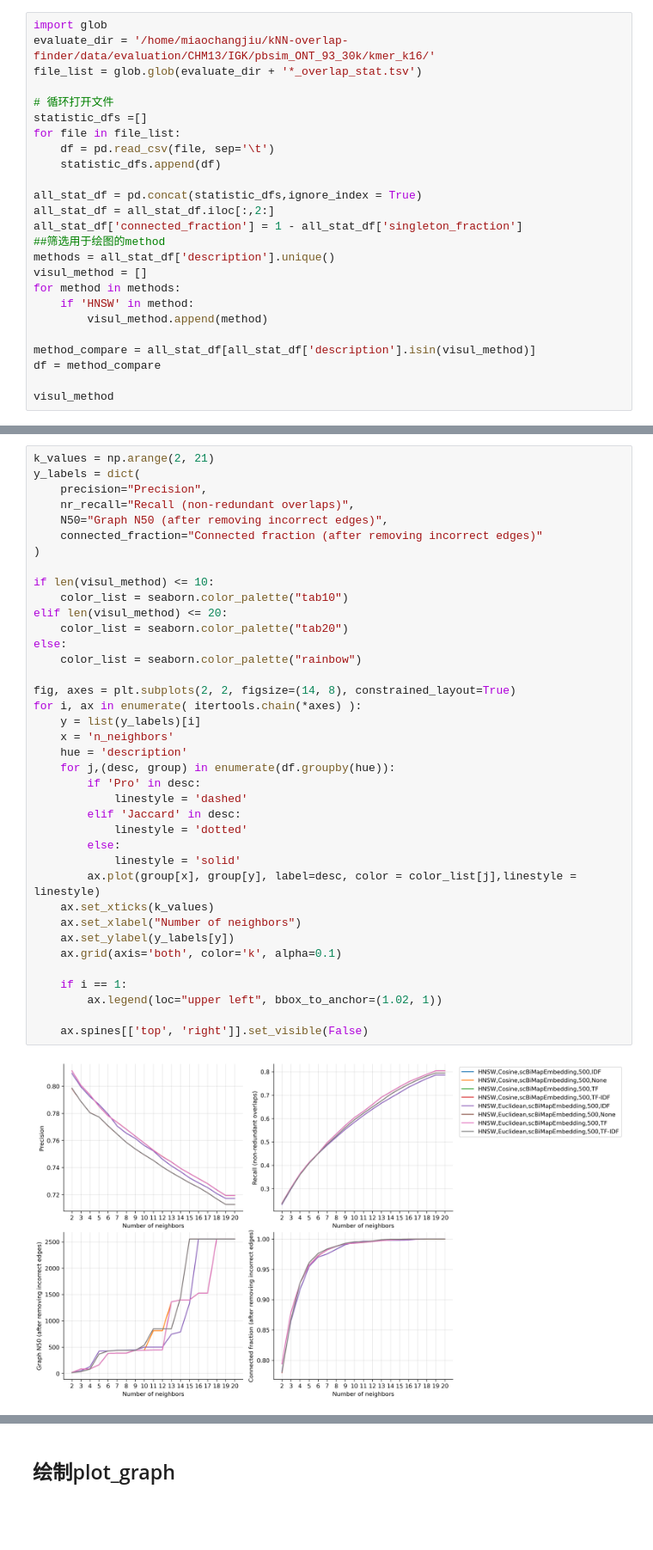
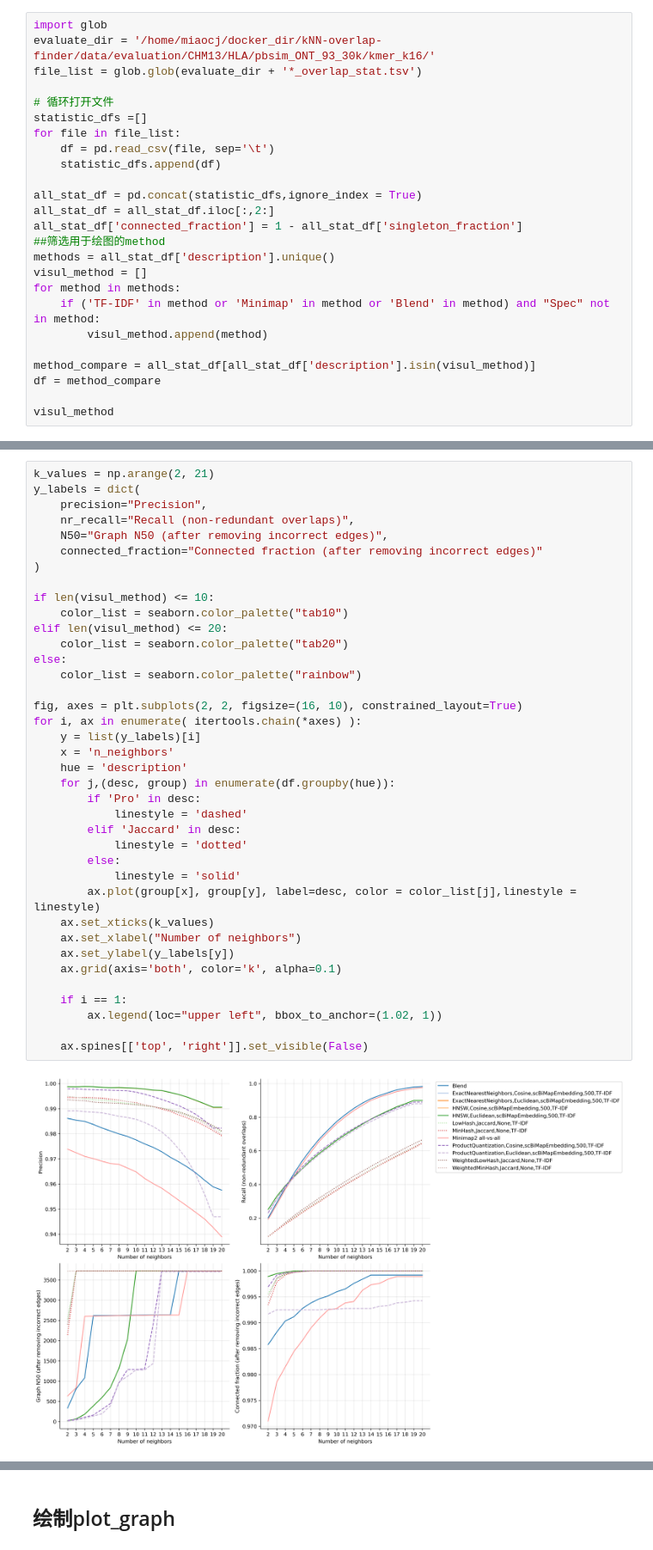
Before and after one commit to jzhang-dev/kNN-overlap-finder, a Jupyter notebook: workflow/notebooks/visulization.ipynb, the cells around one changed output, grey strips where cells are left out. Shown at 86% size. Drawn from its saved outputs; the diff is of its cells as text; blank space fills up the shorter version.

Commit message:
add BLEND and real data part

```diff
--- a/workflow/notebooks/visulization.ipynb
+++ b/workflow/notebooks/visulization.ipynb
@@ -45,6 +53,6 @@ from plots import plot_read_graph, mp_plot_read_graphs, get_graphviz_layout, get
 # %%
 import glob
-evaluate_dir = '/home/miaochangjiu/kNN-overlap-finder/data/evaluation/CHM13/IGK/pbsim_ONT_93_30k/kmer_k16/'
+evaluate_dir = '/home/miaocj/docker_dir/kNN-overlap-finder/data/evaluation/CHM13/HLA/pbsim_ONT_93_30k/kmer_k16/'
 file_list = glob.glob(evaluate_dir + '*_overlap_stat.tsv')
 
 # 循环打开文件
@@ -60,7 +68,7 @@ all_stat_df['connected_fraction'] = 1 - all_stat_df['singleton_fraction']
 methods = all_stat_df['description'].unique()
 visul_method = []
 for method in methods:
-    if 'HNSW' in method:
+    if ('TF-IDF' in method or 'Minimap' in method or 'Blend' in method) and "Spec" not in method:
         visul_method.append(method)
 
 method_compare = all_stat_df[all_stat_df['description'].isin(visul_method)]
@@ -87,32 +135,32 @@ y_labels = dict(
 
 if len(visul_method) <= 10:
     color_list = seaborn.color_palette("tab10")
 elif len(visul_method) <= 20:
     color_list = seaborn.color_palette("tab20")
 else:
     color_list = seaborn.color_palette("rainbow")
 
-fig, axes = plt.subplots(2, 2, figsize=(14, 8), constrained_layout=True)
+fig, axes = plt.subplots(2, 2, figsize=(16, 10), constrained_layout=True)
 for i, ax in enumerate( itertools.chain(*axes) ):
     y = list(y_labels)[i]
     x = 'n_neighbors'
     hue = 'description'
     for j,(desc, group) in enumerate(df.groupby(hue)):
         if 'Pro' in desc:
             linestyle = 'dashed'
         elif 'Jaccard' in desc:
             linestyle = 'dotted'
         else:
             linestyle = 'solid'
         ax.plot(group[x], group[y], label=desc, color = color_list[j],linestyle = linestyle)
     ax.set_xticks(k_values)
     ax.set_xlabel("Number of neighbors")
     ax.set_ylabel(y_labels[y])
     ax.grid(axis='both', color='k', alpha=0.1)
 
     if i == 1:
         ax.legend(loc="upper left", bbox_to_anchor=(1.02, 1))
 
     ax.spines[['top', 'right']].set_visible(False)
 # %% [output]
-[figure, old version]
+[figure, new version]
```
Also changed, not shown: parts of 6 cells of this notebook, 13 other files.
